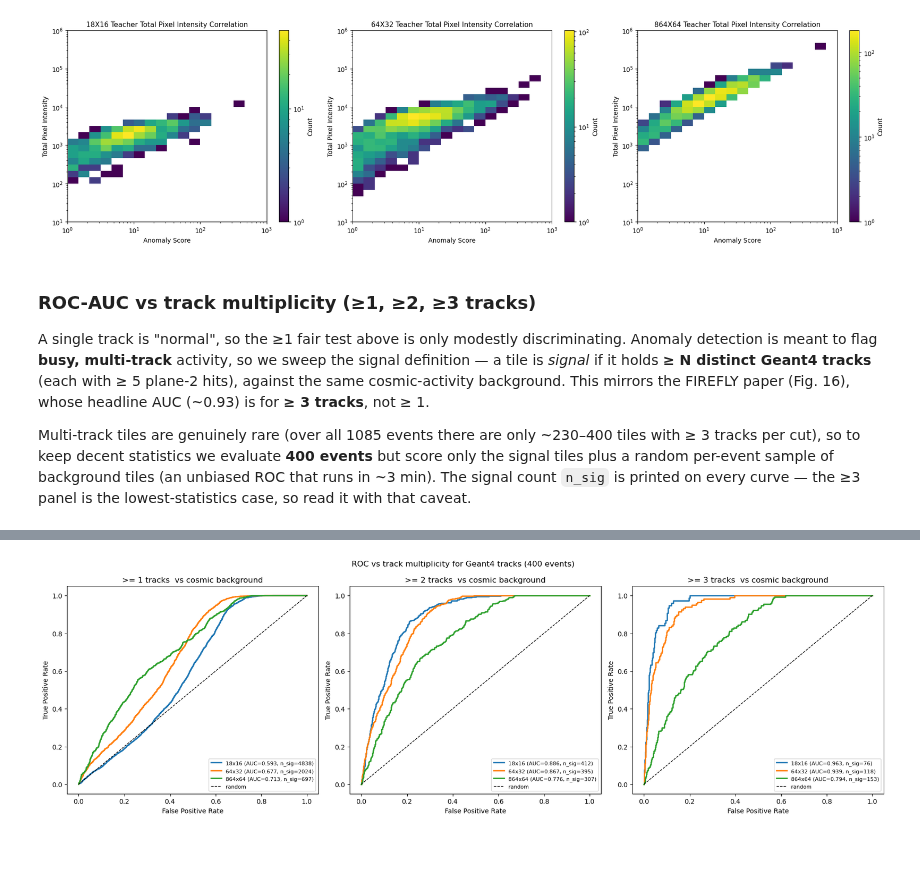
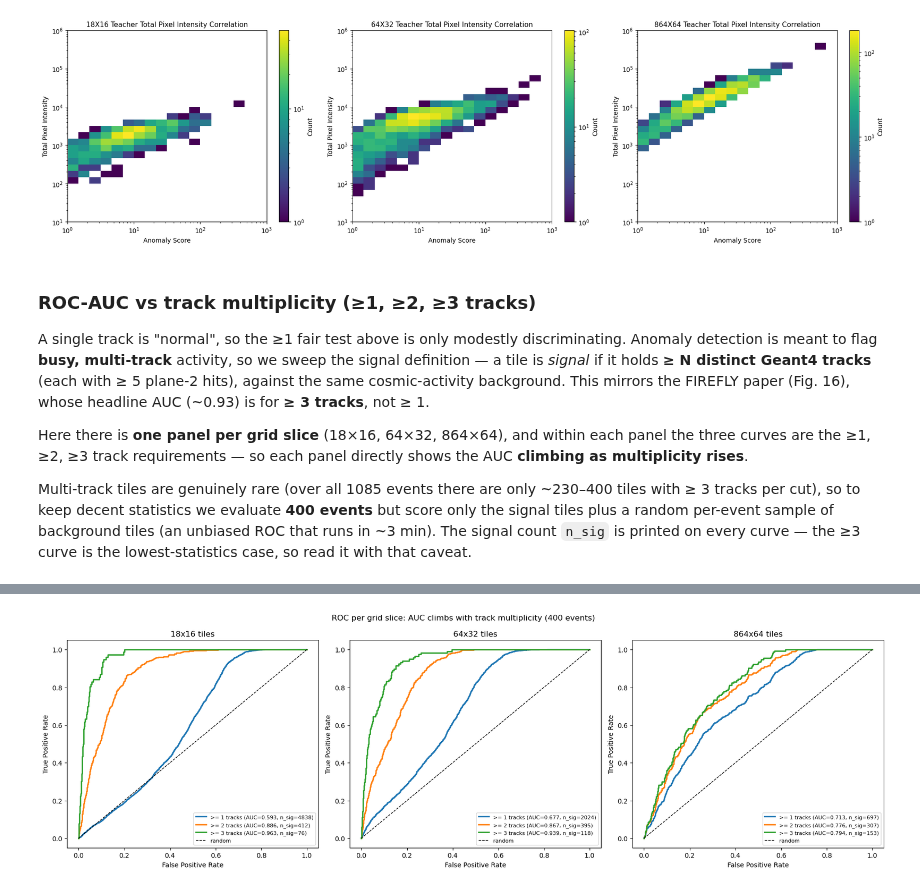
Before and after one commit to AidanShim/SCARAB, a Jupyter notebook: tutorial/MBOONE/microboone_open_data.ipynb, the cells around one changed output, grey strips where cells are left out. Saved outputs shown, nothing was run; the diff lists cells and outputs as text; code cells hidden in the pictures; blank space fills up the shorter version.

```diff
--- a/tutorial/MBOONE/microboone_open_data.ipynb
+++ b/tutorial/MBOONE/microboone_open_data.ipynb
@@ -416,12 +416,15 @@ plt.tight_layout(); plt.show()
 
 A single track is "normal", so the ≥1 fair test above is only modestly discriminating. Anomaly detection is meant to flag **busy, multi-track** activity, so we sweep the signal definition — a tile is *signal* if it holds **≥ N distinct Geant4 tracks** (each with ≥ 5 plane-2 hits), against the same cosmic-activity background. This mirrors the FIREFLY paper (Fig. 16), whose headline AUC (~0.93) is for **≥ 3 tracks**, not ≥ 1.
 
-Multi-track tiles are genuinely rare (over all 1085 events there are only ~230–400 tiles with ≥ 3 tracks per cut), so to keep decent statistics we evaluate **400 events** but score only the signal tiles plus a random per-event sample of background tiles (an unbiased ROC that runs in ~3 min). The signal count `n_sig` is printed on every curve — the ≥3 panel is the lowest-statistics case, so read it with that caveat.
+Here there is **one panel per grid slice** (18×16, 64×32, 864×64), and within each panel the three curves are the ≥1, ≥2, ≥3 track requirements — so each panel directly shows the AUC **climbing as multiplicity rises**.
+
+Multi-track tiles are genuinely rare (over all 1085 events there are only ~230–400 tiles with ≥ 3 tracks per cut), so to keep decent statistics we evaluate **400 events** but score only the signal tiles plus a random per-event sample of background tiles (an unbiased ROC that runs in ~3 min). The signal count `n_sig` is printed on every curve — the ≥3 curve is the lowest-statistics case, so read it with that caveat.
 # %%
-# ROC-AUC vs track MULTIPLICITY (>=1, >=2, >=3 tracks): fair test = N-track signal vs cosmic background.
-# Same "track" definition and the same searchsorted event->edep mapping as the cell above. To afford
-# 400 events we score only the SIGNAL tiles (all of them) plus a random per-event sample of cosmic
-# background tiles (BG_CAP) -- an unbiased ROC. n_sig is annotated per curve (>=3 is lowest-statistics).
+# ROC-AUC per GRID SLICE, curves = track MULTIPLICITY (>=1, >=2, >=3): fair test = N-track signal vs
+# cosmic background. Same "track" definition and searchsorted event->edep mapping as the cell above.
+# To afford 400 events we score only the SIGNAL tiles (all of them) plus a random per-event sample of
+# cosmic background tiles (BG_CAP) -- an unbiased ROC. n_sig is annotated per curve (>=3 is lowest-stat).
+# One panel per tile size; each shows AUC climbing as the required track multiplicity rises.
 # Run in the `base` env; ~3 minutes.
 import os, numpy as np, h5py
 import matplotlib.pyplot as plt
@@ -497,17 +500,18 @@ for label, sw, st, pb in SIZES:
     print("%s done" % label)
 f.close()
 
-fig, axes = plt.subplots(1, len(NREQ), figsize=(6 * len(NREQ), 5.6))
-for ax, Nreq in zip(axes, NREQ):
-    for label, _, _, _ in SIZES:
-        Sc, Nt = results[label]
+# One panel per grid slice; each panel sweeps the track-multiplicity requirement.
+fig, axes = plt.subplots(1, len(SIZES), figsize=(6 * len(SIZES), 5.6))
+for ax, (label, _, _, _) in zip(axes, SIZES):
+    Sc, Nt = results[label]
+    for Nreq in NREQ:
         pos = Nt >= Nreq; neg = Nt == 0; sub = pos | neg     # N-track signal vs cosmic background
         auc = roc_auc_score(pos[sub], Sc[sub]); fpr, tpr, _ = roc_curve(pos[sub], Sc[sub])
-        ax.plot(fpr, tpr, lw=2, label="%s (AUC=%.3f, n_sig=%d)" % (label, auc, int(pos.sum())))
+        ax.plot(fpr, tpr, lw=2, label=">= %d tracks (AUC=%.3f, n_sig=%d)" % (Nreq, auc, int(pos.sum())))
     ax.plot([0, 1], [0, 1], "k--", lw=1, label="random")
-    ax.set_title(">= %d tracks  vs cosmic background" % Nreq)
+    ax.set_title("%s tiles" % label)
     ax.set_xlabel("False Positive Rate"); ax.set_ylabel("True Positive Rate")
     ax.legend(loc="lower right", fontsize=8)
-fig.suptitle("ROC vs track multiplicity for Geant4 tracks (%d events)" % N_EVENTS)
+fig.suptitle("ROC per grid slice: AUC climbs with track multiplicity (%d events)" % N_EVENTS)
 plt.tight_layout(); plt.show()
 # %% [output]
@@ -514,4 +519,4 @@ plt.tight_layout(); plt.show()
 18x16 done
 64x32 done
 864x64 done
-[figure, old version]
+[figure, new version]
```
Also changed, not shown: parts of 1 cell of this notebook, 10 other files.
